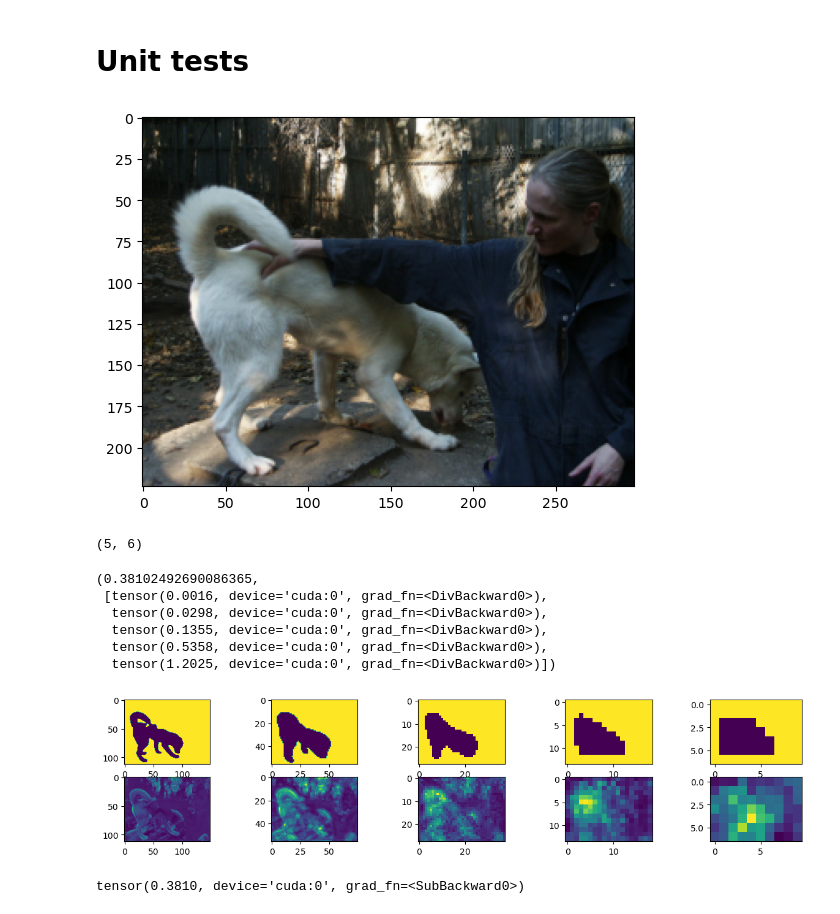
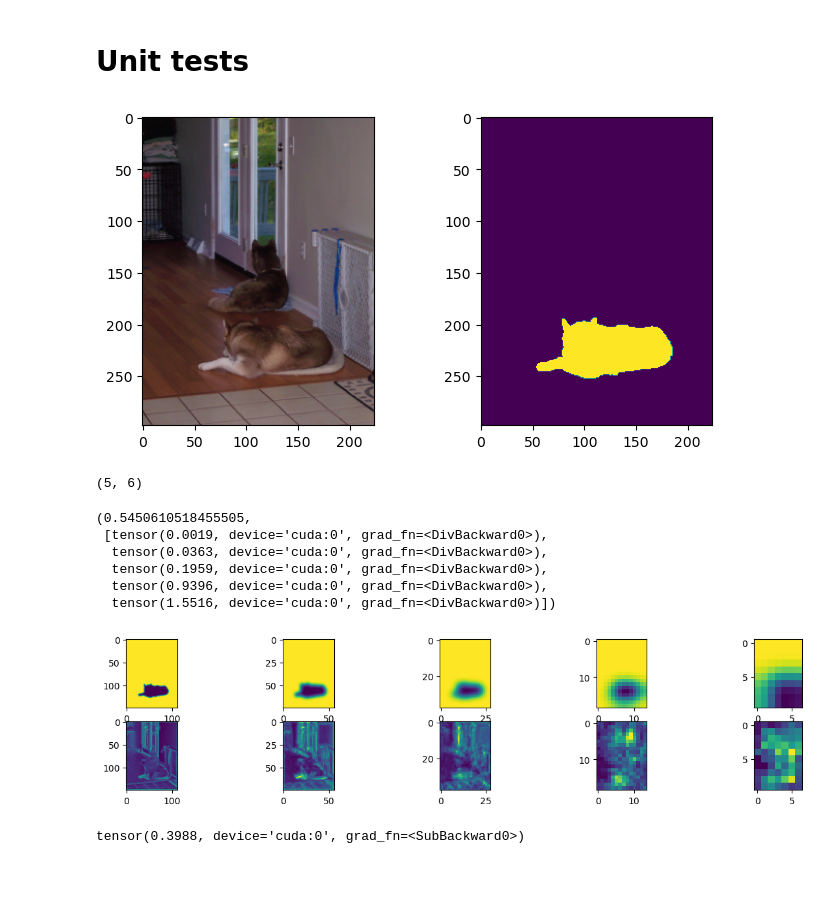
Before and after one commit to R0ner/cnn-context, a Jupyter notebook: notebooks/19-sp-dropout.ipynb, the cells around one changed output. Cells and saved outputs as stored; diff of their text form; code cells hidden in the pictures; blank space fills up the shorter version.

```diff
--- a/notebooks/19-sp-dropout.ipynb
+++ b/notebooks/19-sp-dropout.ipynb
@@ -70,16 +70,19 @@ model.load_state_dict(checkpoint["model_state_dict"])
 del checkpoint
 # %%
 dloader = get_dloader(
-    "val", batch_size=1, data_dir=data_dir, noise=True, num_workers=0
+    "train", batch_size=1, data_dir=data_dir, noise=True, num_workers=0
 )
 criterion = SuperpixelCriterion(
-    model_type, sp_loss_weight=1.0, layer_weights="constant", normalize=True, binary=True, device=device
+    model_type, sp_loss_weight=1.0, layer_weights="constant", normalize=True, binary=False, device=device
 )
-imgs, labels, masks, noise = next(iter(dloader))
 # %%
-show_imarray(imgs)
+imgs, labels, masks, noise = next(iter(dloader))
+
+fig, (ax0, ax1) = plt.subplots(1, 2, figsize=(8, 4))
+show_imarray(imgs, ax=ax0)
+show_imarray(masks, ax=ax1)
 # %% [output]
-[figure, old version]
+[figure, new version]
 # %%
 sp_weights = criterion.get_sp_weights(masks.to(device))
 outs = resnet_forward_features(model, imgs.to(device))
@@ -98,18 +101,18 @@ for sp, sp_w, ax0, ax1 in zip(outs, sp_weights, axs[0], axs[1]):
 loss = sum(losses) / len(sp_weights)
 loss.detach().item(), losses
 # %% [output]
-(0.38102492690086365,
- [tensor(0.0016, device='cuda:0', grad_fn=<DivBackward0>),
-  tensor(0.0298, device='cuda:0', grad_fn=<DivBackward0>),
-  tensor(0.1355, device='cuda:0', grad_fn=<DivBackward0>),
-  tensor(0.5358, device='cuda:0', grad_fn=<DivBackward0>),
-  tensor(1.2025, device='cuda:0', grad_fn=<DivBackward0>)])
+(0.5450610518455505,
+ [tensor(0.0019, device='cuda:0', grad_fn=<DivBackward0>),
+  tensor(0.0363, device='cuda:0', grad_fn=<DivBackward0>),
+  tensor(0.1959, device='cuda:0', grad_fn=<DivBackward0>),
+  tensor(0.9396, device='cuda:0', grad_fn=<DivBackward0>),
+  tensor(1.5516, device='cuda:0', grad_fn=<DivBackward0>)])
-[figure, old version]
+[figure, new version]
 # %%
 loss, loss_ce = criterion(outs, labels.type(torch.LongTensor).to(device), masks.to(device))
 loss - loss_ce
 # %% [output]
-tensor(0.3810, device='cuda:0', grad_fn=<SubBackward0>)
+tensor(0.3988, device='cuda:0', grad_fn=<SubBackward0>)
 # %%
 x, sp_w = outs[4].cpu().detach(), sp_weights[4].cpu().detach()
 show_imarray(x[0].max(0)[0])
```
Also changed, not shown: parts of 3 cells of this notebook.
